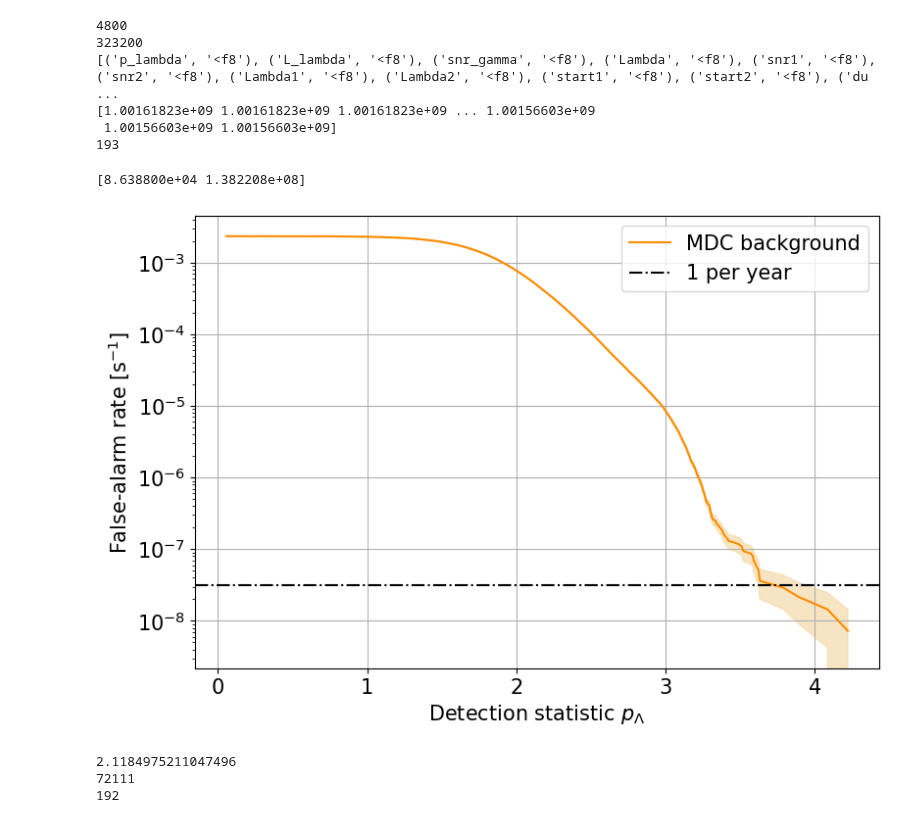
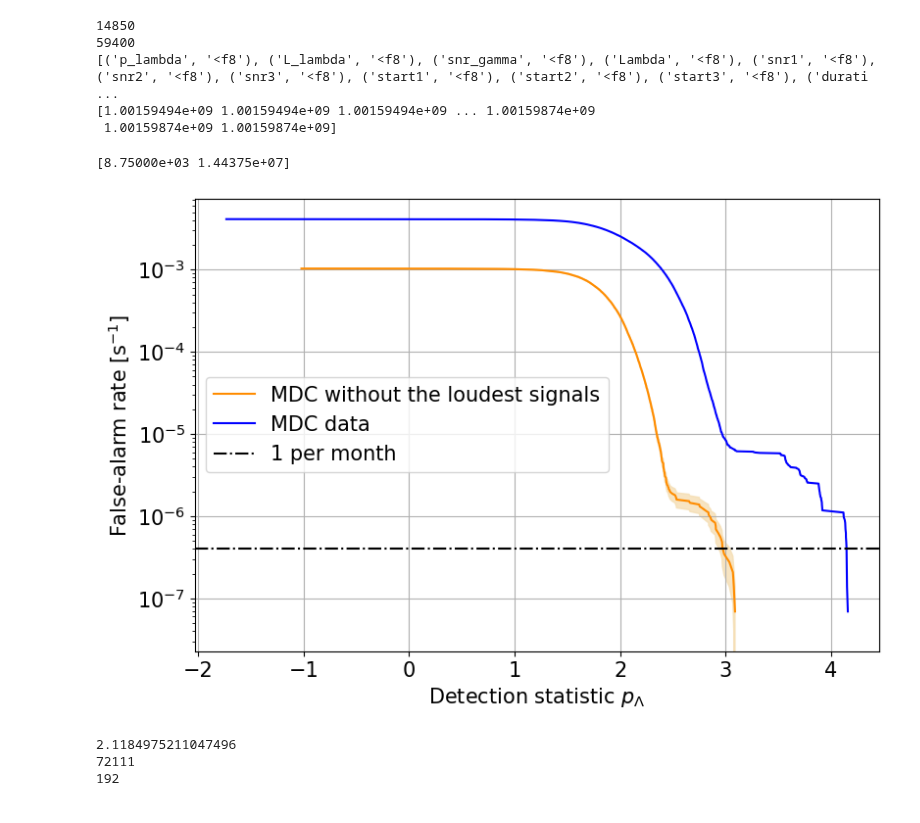
Before and after one commit to Glorieux-Victor/Internship_Victor_CBC_ET, a Jupyter notebook: PySTAMPAS_analysis/analyze_background_triggers.ipynb, the cells around one changed output. Drawn from its saved outputs; the diff is of its cells as text; code cells hidden in the pictures.

```diff
--- a/PySTAMPAS_analysis/analyze_background_triggers.ipynb
+++ b/PySTAMPAS_analysis/analyze_background_triggers.ipynb
@@ -33,26 +33,31 @@ def compute_far_with_errorbar(statistic, lifetime=1):
 
     return sorted_stat, far, error
 # %%
-triggers_noise = np.load('inputs/triggers_background_Gaussian_noise.npy')
-triggers_MDC = np.load('inputs/triggers_background_MDC.npy')
+triggers_noise = np.load('/home/victor-glorieux/pystampas/projet_test_modif/stage2/results/triggers_allCut.npy')
+triggers_MDC = np.load('/home/victor-glorieux/pystampas/projet_test/report/bkg/FAR_allCut_p_lambda.npy')
 
 print(len(triggers_noise))
 print(len(triggers_MDC))
 
+FAR_MDC = []
+p_lambda_MDC = []
+for i in range(len(triggers_MDC)) :
+    FAR_MDC.append(triggers_MDC[i][1])
+    p_lambda_MDC.append(triggers_MDC[i][0])
+
 print(triggers_noise.dtype)
 print(triggers_noise['start1'])
-print(len(pd.unique(triggers_MDC['start1'])))
+#print(len(pd.unique(triggers_MDC['start1'])))
 # %% [output]
-4800
-323200
-[('p_lambda', '<f8'), ('L_lambda', '<f8'), ('snr_gamma', '<f8'), ('Lambda', '<f8'), ('snr1', '<f8'), ('snr2', '<f8'), ('Lambda1', '<f8'), ('Lambda2', '<f8'), ('start1', '<f8'), ('start2', '<f8'), ('du ...
-[1.00161823e+09 1.00161823e+09 1.00161823e+09 ... 1.00156603e+09
- 1.00156603e+09 1.00156603e+09]
-193
+14850
+59400
+[('p_lambda', '<f8'), ('L_lambda', '<f8'), ('snr_gamma', '<f8'), ('Lambda', '<f8'), ('snr1', '<f8'), ('snr2', '<f8'), ('snr3', '<f8'), ('start1', '<f8'), ('start2', '<f8'), ('start3', '<f8'), ('durati ...
+[1.00159494e+09 1.00159494e+09 1.00159494e+09 ... 1.00159874e+09
+ 1.00159874e+09 1.00159874e+09]
 # %%
-livetime = np.loadtxt('inputs/lifetime_E1E2.txt')
+livetime = np.loadtxt('inputs/lifetime_E1E2E3.txt')
 print(livetime)
 # %% [output]
-[8.638800e+04 1.382208e+08]
+[8.75000e+03 1.44375e+07]
 # %%
 sorted_stat1, FAR1, error1 = compute_far_with_errorbar(triggers_noise['p_lambda'], livetime[1])
@@ -60,24 +65,27 @@ sorted_stat2, FAR2, error2 = compute_far_with_errorbar(triggers_MDC['p_lambda'],
 # %%
 plt.figure(figsize=(9,6))
 ax = plt.gca()
 
 # ax.plot(sorted_stat1, FAR1, label='Gaussian noise background')
 # ax.fill_between(sorted_stat1, FAR1 - error1, FAR1 + error1, alpha=0.8, color="lightblue")
 
-ax.plot(sorted_stat2, FAR2, label='MDC background', color = 'darkorange')
-ax.fill_between(sorted_stat2, FAR2 - error2, FAR2 + error2, alpha=0.8, color="wheat")
+ax.plot(sorted_stat1, FAR1, label='MDC without the loudest signals', color = 'darkorange')
+ax.fill_between(sorted_stat1, FAR1 - error1, FAR1 + error1, alpha=0.8, color="wheat")
+
+ax.plot(p_lambda_MDC, FAR_MDC, label='MDC data', color = 'blue')
 
 ax.set_xlabel(r'Detection statistic $p_\Lambda$', fontsize=15)
 ax.set_ylabel(r'False-alarm rate [s$^{-1}$]', fontsize=15)
 ax.tick_params(axis='both', labelsize=15)
 ax.set_yscale('log')
-ax.axhline(1/365.25/86400, 0, 1, color='black', ls='-.', label='1 per year')
+ax.axhline(1/2505600, 0, 1, color='black', ls='-.', label='1 per month')
+#1/365.25/86400
 ax.grid()
 ax.legend(fontsize=15)
 
 plt.savefig('results/MDC_FAR.svg', format = 'svg')
 # %% [output]
-[figure, old version]
+[figure, new version]
 # %%
 max_noise = np.max(triggers_noise['p_lambda'])
 print(max_noise)
```
Also changed, not shown: parts of 1 cell of this notebook, 3 other files.
